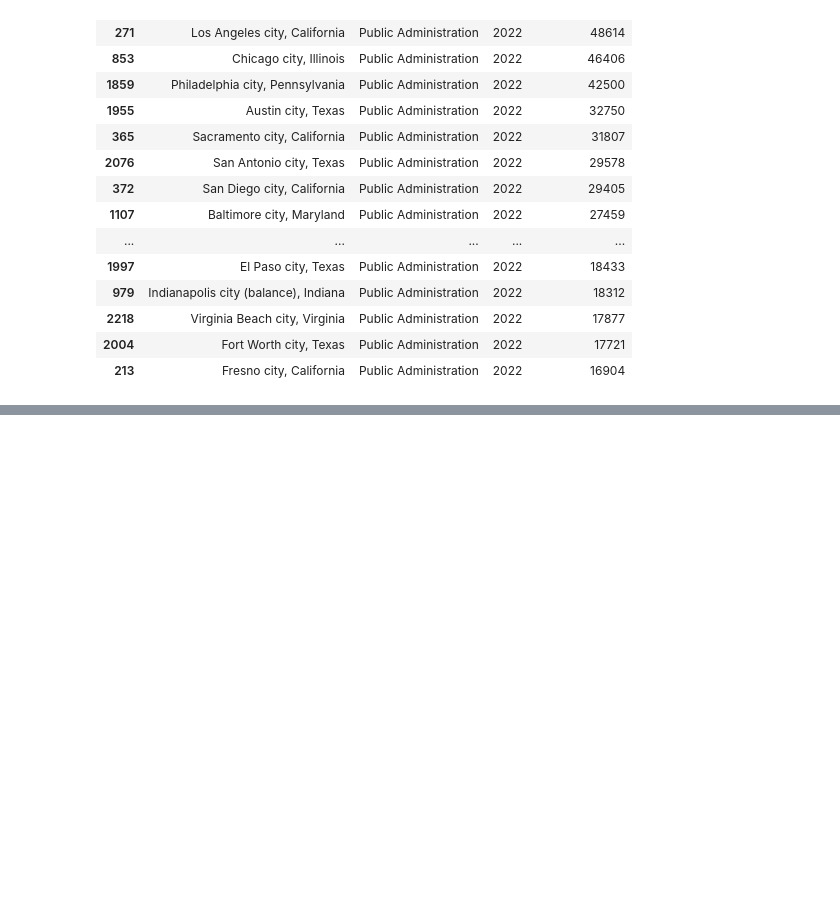
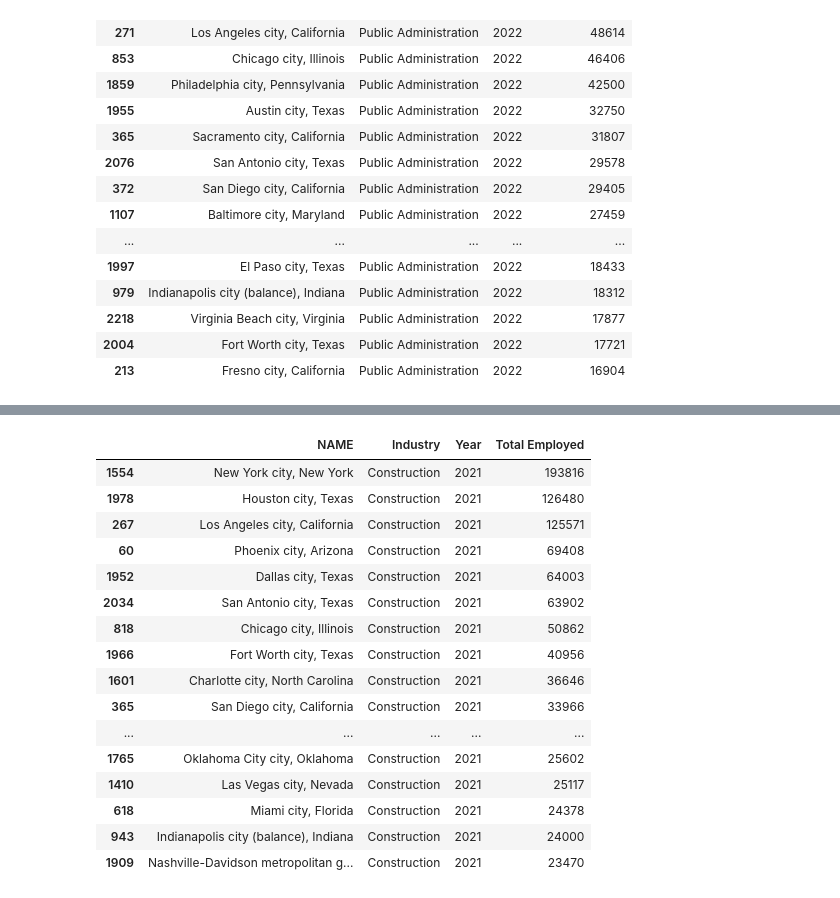
Before and after one commit to tcasteel/Project-3, a Jupyter notebook: census_api_test.ipynb, the cells around one changed output, grey strips where cells are left out. Saved outputs shown, nothing was run; the diff lists cells and outputs as text; code cells hidden in the pictures; blank space fills up the shorter version.

```diff
--- a/census_api_test.ipynb
+++ b/census_api_test.ipynb
@@ -621,0 +665,42 @@ pa_data22
+# %%
+conurl = 'https://api.census.gov/data/2021/acs/acsse?get=NAME,K202403_003E&for=place:*&key=0184431db018484fc683ae64e25db82f73d35f0b'
+
+conesponse = requests.get(conurl)
+
+conjson_response = conesponse.json()
+
+con_data = pd.DataFrame(conjson_response[1:], columns=conjson_response[0])
+
+con_data = con_data.rename(columns={'K202403_003E': 'Total Employed'})
+
+con_data = con_data.dropna()
+
+con_data = con_data.loc[(con_data['Total Employed']) != '0']
+
+con_data['Total Employed'] = con_data['Total Employed'].astype(int)
+
+con_data21 = con_data.sort_values('Total Employed', ascending=False)
+
+con_data21['Industry'] = 'Construction'
+con_data21['Year'] = '2021'
+con_data21 = con_data21[['NAME', 'Industry', 'Year', 'Total Employed']]
+con_data21 = con_data21.head(20)
+con_data21
+# %% [output]
+|  | NAME | Industry | Year | Total Employed |
+| 1554 | New York city, New York | Construction | 2021 | 193816 |
+| 1978 | Houston city, Texas | Construction | 2021 | 126480 |
+| 267 | Los Angeles city, California | Construction | 2021 | 125571 |
+| 60 | Phoenix city, Arizona | Construction | 2021 | 69408 |
+| 1952 | Dallas city, Texas | Construction | 2021 | 64003 |
+| 2034 | San Antonio city, Texas | Construction | 2021 | 63902 |
+| 818 | Chicago city, Illinois | Construction | 2021 | 50862 |
+| 1966 | Fort Worth city, Texas | Construction | 2021 | 40956 |
+| 1601 | Charlotte city, North Carolina | Construction | 2021 | 36646 |
+| 365 | San Diego city, California | Construction | 2021 | 33966 |
+| ... | ... | ... | ... | ... |
+| 1765 | Oklahoma City city, Oklahoma | Construction | 2021 | 25602 |
+| 1410 | Las Vegas city, Nevada | Construction | 2021 | 25117 |
+| 618 | Miami city, Florida | Construction | 2021 | 24378 |
+| 943 | Indianapolis city (balance), Indiana | Construction | 2021 | 24000 |
+| 1909 | Nashville-Davidson metropolitan g... | Construction | 2021 | 23470 |
```
Also changed, not shown: parts of 13 cells of this notebook.
